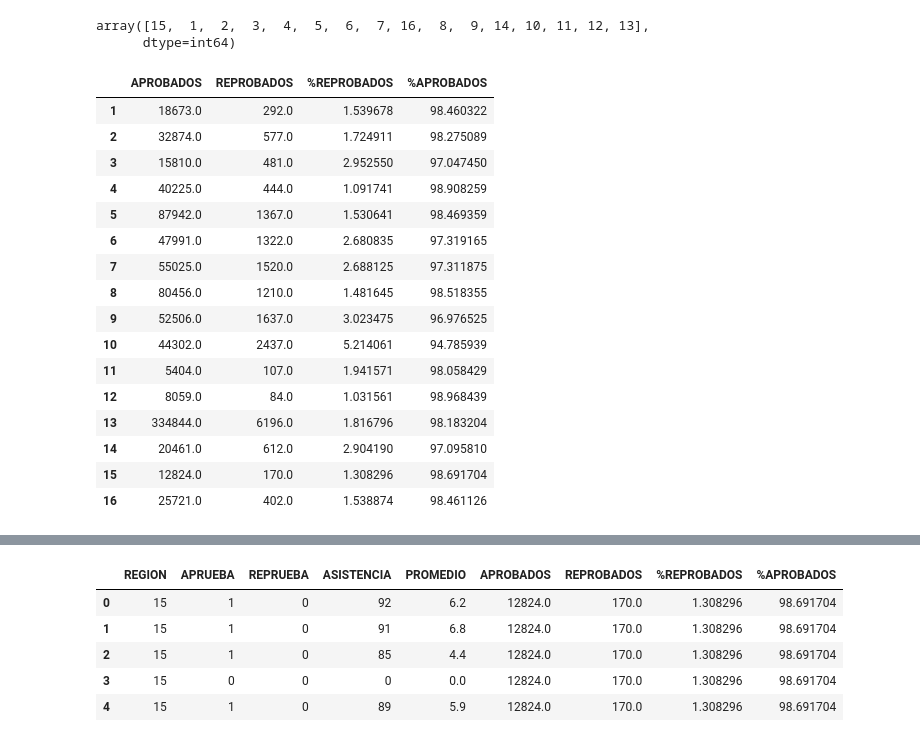
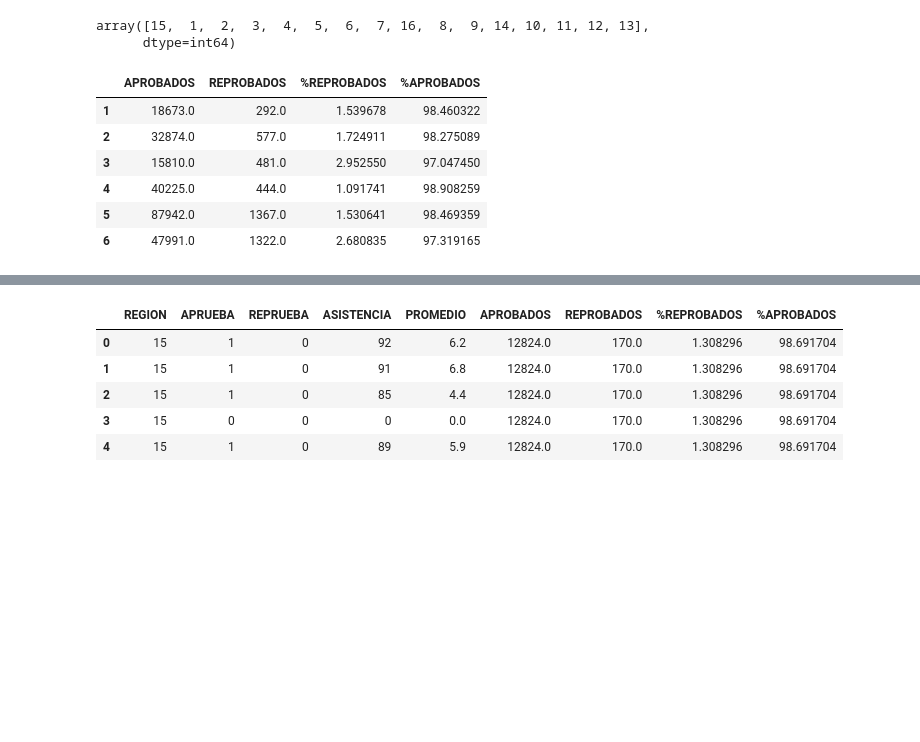
Before and after one commit to MarceVU/Proyecto---Cs-de-Datos, a Jupyter notebook: Proyecto.ipynb, the cells around one changed output, grey strips where cells are left out. Saved outputs shown, nothing was run; the diff lists cells and outputs as text; code cells hidden in the pictures; blank space fills up the shorter version.

```diff
--- a/Proyecto.ipynb
+++ b/Proyecto.ipynb
@@ -269,38 +250,28 @@ fin = b.join(a)
 # %%
 # Ya teniendo el dataframe limpio, se suma la cantidad de estudiantes aprobados y reprobados,
 # para saber cuál fue el desempeño por región.
 # Además, se calcula el porcentaje para tenerlo como referencia.
 c = pd.DataFrame(data.groupby('COD_REG_RBD')['SIT_FINAL_R'].sum())
 final = fin.join(c)
 final = final.drop('COD_REG_RBD', axis = 'columns')
 final = final.rename(columns = {'SIT_FINAL_P':'APROBADOS', 'SIT_FINAL_R':'REPROBADOS'})
 e = pd.DataFrame(final['REPROBADOS']*100/(final['APROBADOS']+final['REPROBADOS']))
 final = final.join(e)
 final = final.rename(columns = {0:'%REPROBADOS'})
 f = pd.DataFrame(final['APROBADOS']*100/(final['APROBADOS']+final['REPROBADOS']))
 final = final.join(f)
 final = final.rename(columns = {0:'%APROBADOS'})
 
 desempeño_df = final
-desempeño_df
+desempeño_df.head(6)
 # %% [output]
 |  | APROBADOS | REPROBADOS | %REPROBADOS | %APROBADOS |
 | 1 | 18673.0 | 292.0 | 1.539678 | 98.460322 |
 | 2 | 32874.0 | 577.0 | 1.724911 | 98.275089 |
 | 3 | 15810.0 | 481.0 | 2.952550 | 97.047450 |
 | 4 | 40225.0 | 444.0 | 1.091741 | 98.908259 |
 | 5 | 87942.0 | 1367.0 | 1.530641 | 98.469359 |
 | 6 | 47991.0 | 1322.0 | 2.680835 | 97.319165 |
-| 7 | 55025.0 | 1520.0 | 2.688125 | 97.311875 |
-| 8 | 80456.0 | 1210.0 | 1.481645 | 98.518355 |
-| 9 | 52506.0 | 1637.0 | 3.023475 | 96.976525 |
-| 10 | 44302.0 | 2437.0 | 5.214061 | 94.785939 |
-| 11 | 5404.0 | 107.0 | 1.941571 | 98.058429 |
-| 12 | 8059.0 | 84.0 | 1.031561 | 98.968439 |
-| 13 | 334844.0 | 6196.0 | 1.816796 | 98.183204 |
-| 14 | 20461.0 | 612.0 | 2.904190 | 97.095810 |
-| 15 | 12824.0 | 170.0 | 1.308296 | 98.691704 |
-| 16 | 25721.0 | 402.0 | 1.538874 | 98.461126 |
 # %%
 # Una vez que los datos están separados por región y tenemos una suma acumulativa,
 # agregamos nuevamente a los estudiantes, de modo que cada fila tenga datos específicos y generales,
```
Also changed, not shown: parts of 56 cells of this notebook, 5 other files.
